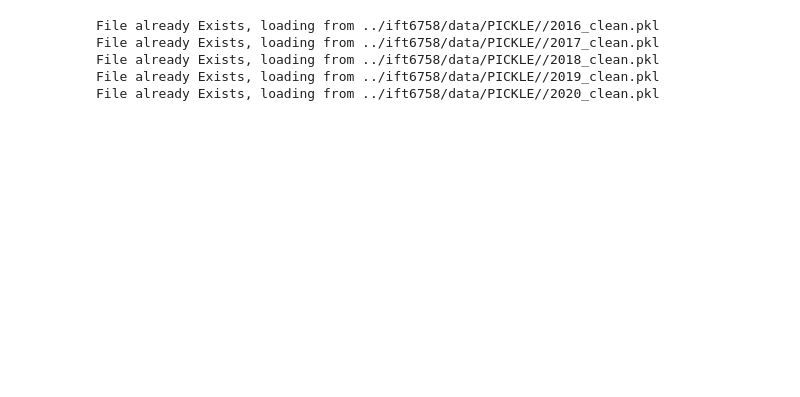
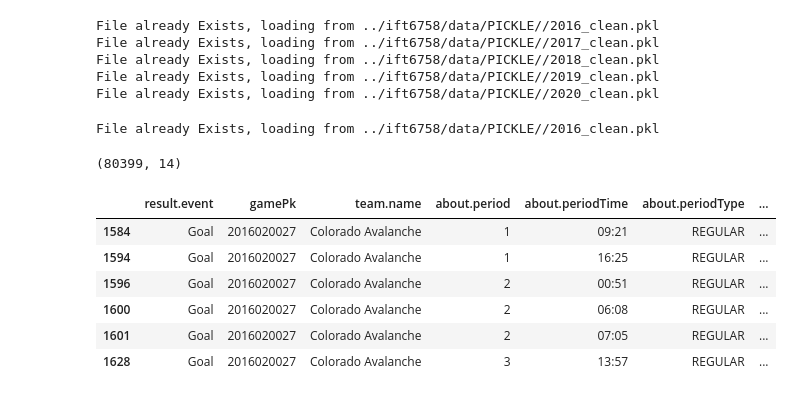
Before and after one commit to M0rph3e/ift6758-project-main, a Jupyter notebook: notebooks/advanced_visualization.ipynb, the cells around one changed output. Saved outputs shown, nothing was run; the diff lists cells and outputs as text; code cells hidden in the pictures; blank space fills up the shorter version.

```diff
--- a/notebooks/advanced_visualization.ipynb
+++ b/notebooks/advanced_visualization.ipynb
@@ -53,3 +53,27 @@ File already Exists, loading from ../ift6758/data/PICKLE//2017_clean.pkl
 File already Exists, loading from ../ift6758/data/PICKLE//2018_clean.pkl
 File already Exists, loading from ../ift6758/data/PICKLE//2019_clean.pkl
 File already Exists, loading from ../ift6758/data/PICKLE//2020_clean.pkl
+# %%
+season = Season(2016,"../ift6758/data")
+df_clean = season.clean_data()
+rink_size = (85,100)
+out = np.zeros(rink_size)
+
+# num_teams = df_clean['team.name'].unique().shape[0]
+# print(f"num_teams {num_teams}")
+# %% [output]
+File already Exists, loading from ../ift6758/data/PICKLE//2016_clean.pkl
+# %%
+df_clean.shape
+# %% [output]
+(80399, 14)
+# %%
+df_clean[(df_clean['team.name']=="Colorado Avalanche")&(df_clean['gamePk']==2016020027)&(df_clean['result.event']=='Goal')]
+# %% [output]
+|  | result.event | gamePk | team.name | about.period | about.periodTime | about.periodType | ... |
+| 1584 | Goal | 2016020027 | Colorado Avalanche | 1 | 09:21 | REGULAR | ... |
+| 1594 | Goal | 2016020027 | Colorado Avalanche | 1 | 16:25 | REGULAR | ... |
+| 1596 | Goal | 2016020027 | Colorado Avalanche | 2 | 00:51 | REGULAR | ... |
+| 1600 | Goal | 2016020027 | Colorado Avalanche | 2 | 06:08 | REGULAR | ... |
+| 1601 | Goal | 2016020027 | Colorado Avalanche | 2 | 07:05 | REGULAR | ... |
+| 1628 | Goal | 2016020027 | Colorado Avalanche | 3 | 13:57 | REGULAR | ... |
```
Also changed, not shown: parts of 21 cells of this notebook, 5 other files.
